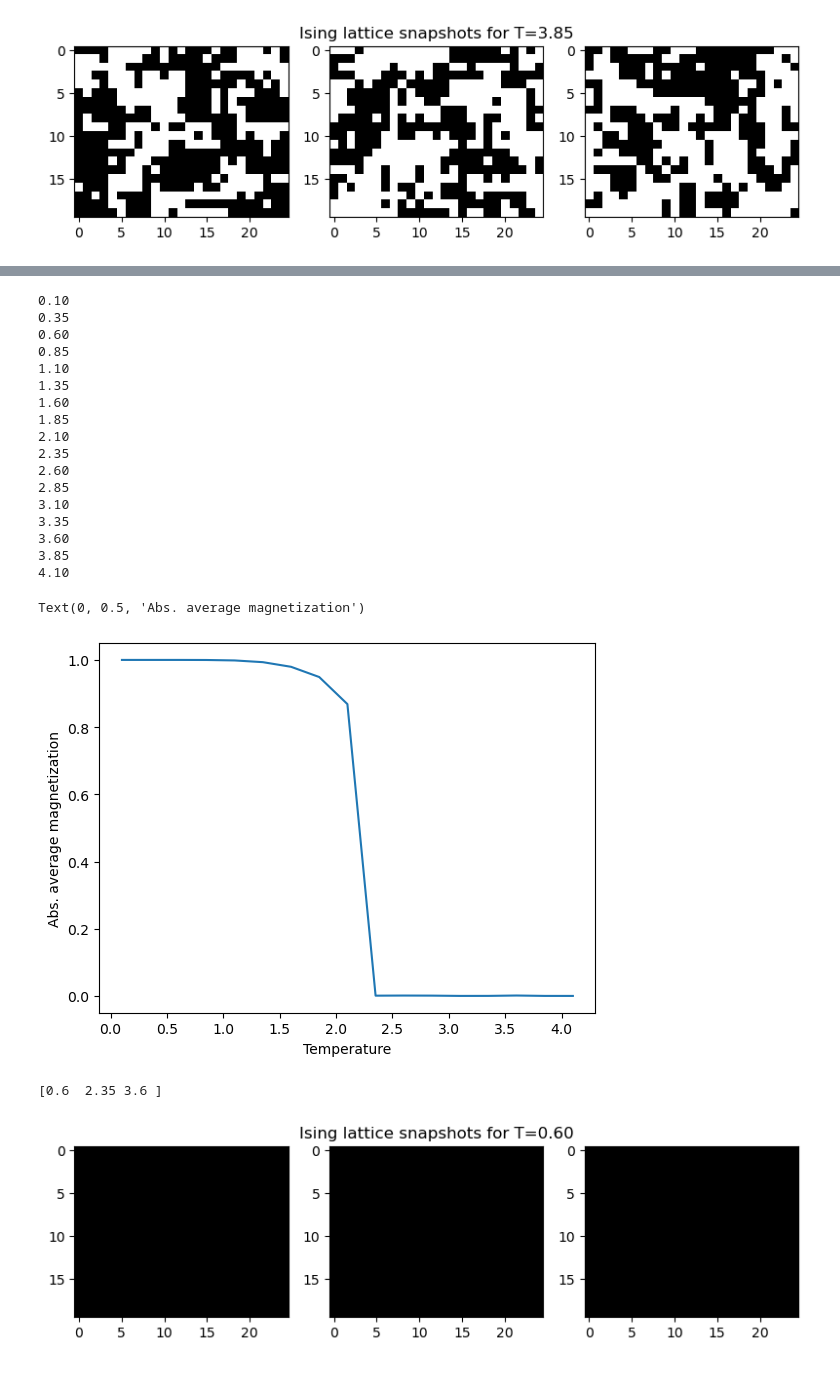
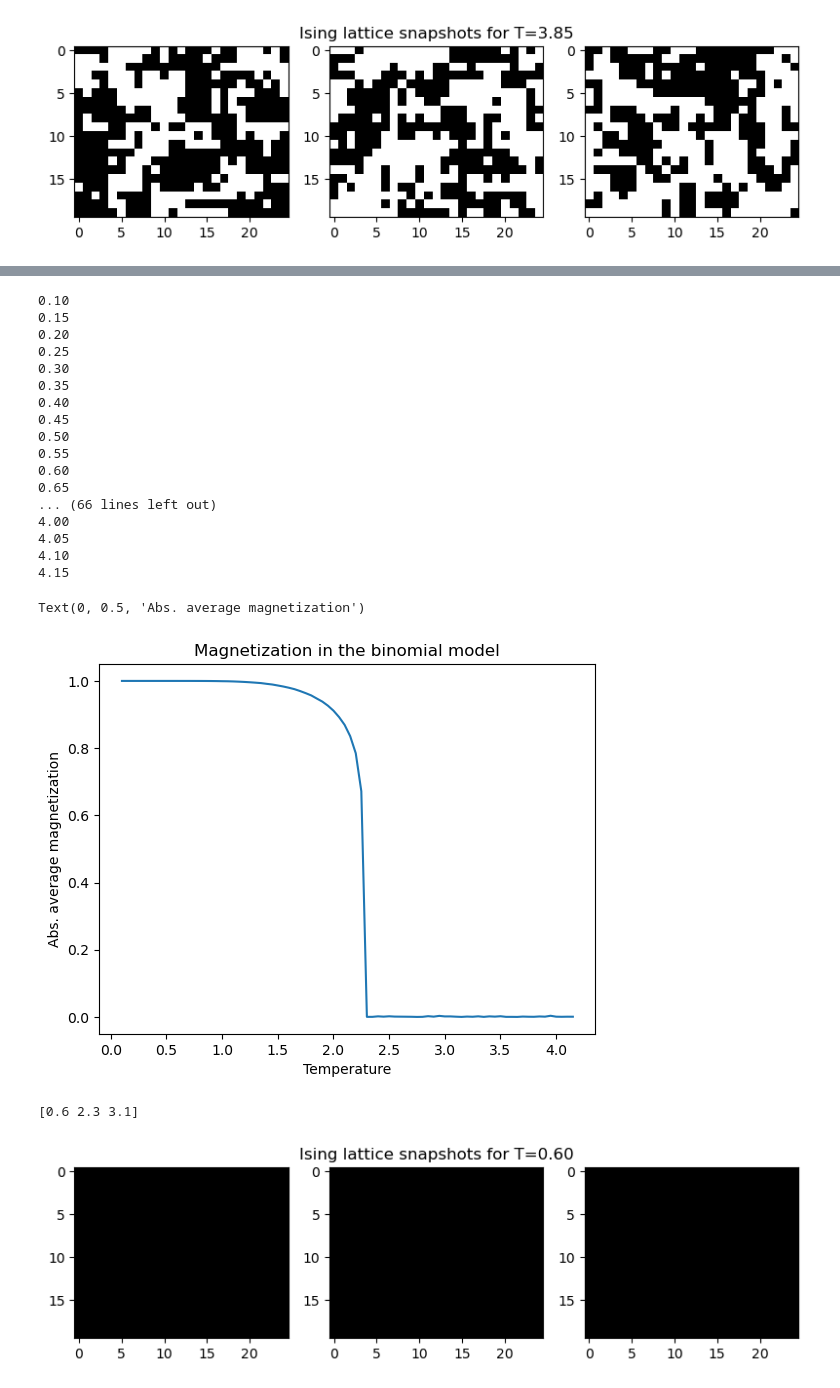
Before and after one commit to Mark-Kac-Center/cna2023-critical-brain, a Jupyter notebook: exercises_solution.ipynb, the cells around one changed output, grey strips where cells are left out. Saved outputs shown, nothing was run; the diff lists cells and outputs as text; code cells hidden in the pictures.

```diff
--- a/exercises_solution.ipynb
+++ b/exercises_solution.ipynb
@@ -147,5 +135,5 @@ network = Grid.grid_2d(Lx, Ly)
 # %%
-Ts = np.arange(0.1, 4.15, 0.25)
+Ts = np.arange(0.1, 4.15, 0.05)
 binomial_dynamics = []
 for T in Ts:
     print("{:.2f}".format(T))
@@ -157,20 +145,20 @@ for T in Ts:
 binomial_dynamics = np.array(binomial_dynamics)
 # %% [output]
 0.10
+0.15
+0.20
+0.25
+0.30
 0.35
+0.40
+0.45
+0.50
+0.55
 0.60
-0.85
-1.10
-1.35
-1.60
-1.85
-2.10
-2.35
-2.60
-2.85
-3.10
-3.35
-3.60
-3.85
+0.65
+... (66 lines left out)
+4.00
+4.05
 4.10
+4.15
 # %%
@@ -178,21 +166,24 @@ np.savez_compressed('example_data/binomial_dynamics.npz',binomial_dynamics = bin
 # %%
 f = np.load('example_data/binomial_dynamics.npz')
 binomial_dynamics = f['binomial_dynamics']
+Ts = f['Ts']
 # %%
 data = binomial_dynamics
 abs_magnetization = np.abs(data.sum(axis=1).mean(axis=1) / net_size)
 plt.plot(Ts, abs_magnetization,)
+# plt.plot(Ts[43],abs_magnetization[43],'.')
+plt.title('Magnetization in the binomial model')
 plt.xlabel("Temperature")
 plt.ylabel("Abs. average magnetization")
 # plt.savefig("plots/ising_magnetization.png")
 # %% [output]
 Text(0, 0.5, 'Abs. average magnetization')
-[figure, old version]
+[figure, new version]
 # %%
-print(Ts[[2, 9, 14]])
+print(Ts[[10, 44, 60]])
 snapshots = data.reshape(len(Ts), Lx, Ly, n_steps)
 t1, t2, t3 = 500, 1000, 1500  # times of snapshots
 # %% [output]
-[0.6  2.35 3.6 ]
+[0.6 2.3 3.1]
 # %%
 fig, (ax1, ax2, ax3) = plt.subplots(1, 3, figsize=(8,3))
```
Also changed, not shown: parts of 42 cells of this notebook, 2 other files.
